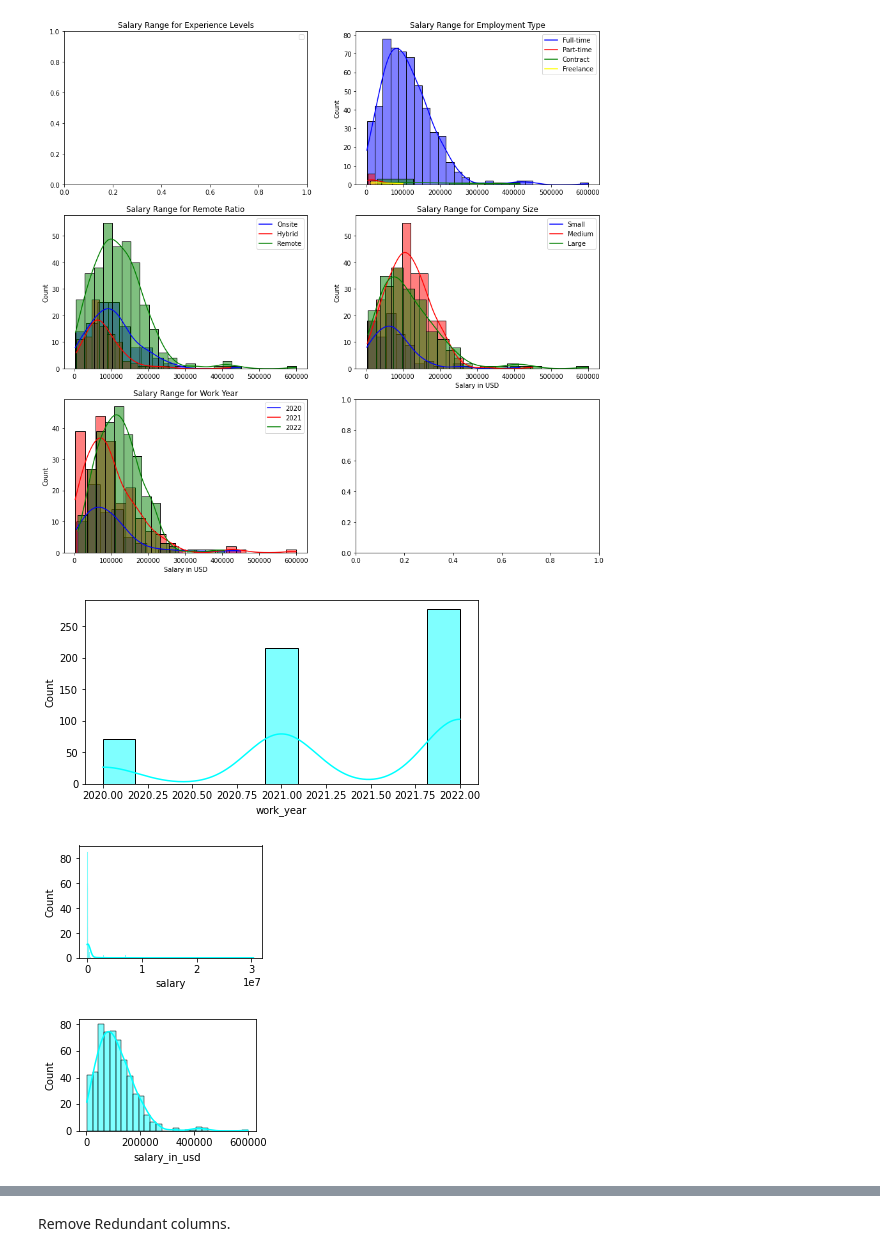
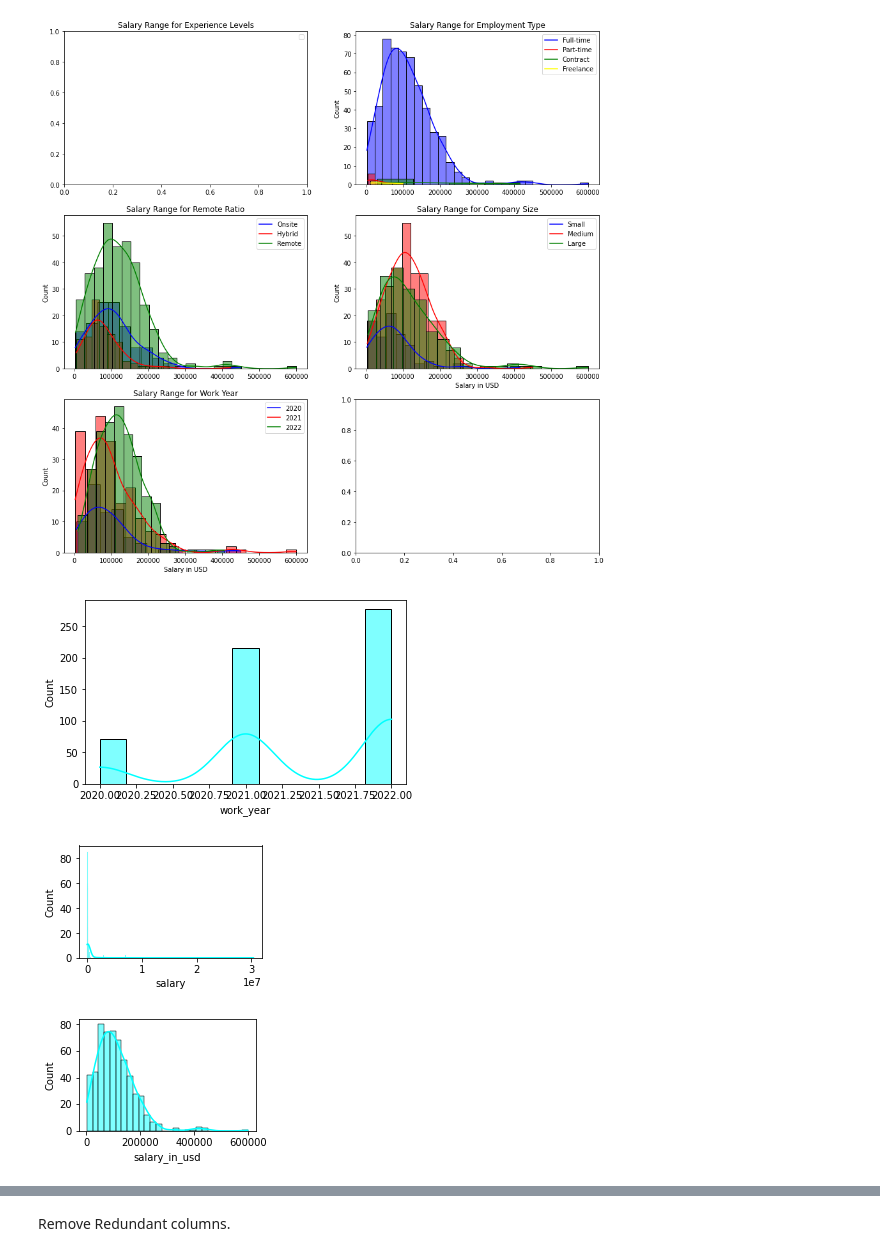
Before and after one commit to agneszhrn/Data-Science-Job-Analysis, a Jupyter notebook: Data_Science_Job_Salaries_Analysis_and_Predict.ipynb, the cells around one changed output, grey strips where cells are left out. Saved outputs shown, nothing was run; the diff lists cells and outputs as text; code cells hidden in the pictures.

```diff
--- a/Data_Science_Job_Salaries_Analysis_and_Predict.ipynb
+++ b/Data_Science_Job_Salaries_Analysis_and_Predict.ipynb
@@ -16,7 +30,7 @@ from sklearn.model_selection import train_test_split
 # %% [markdown]
 ## **Load data**
 # %%
-df = pd.read_csv('/content/drive/MyDrive/Colab Notebooks/Task Dibimbing/Portfolio/ds_salaries.csv')
+df = pd.read_csv('/content/drive/MyDrive/Dibimbing/Portfolio/ds_salaries.csv')
 df
 # %% [output]
 |  | Unnamed: 0 | work_year | experience_level | employment_type | job_title | salary | salary_currency | ... |
@@ -236,0 +245,11 @@ df.describe()
+# %%
+# Separate columns into numerical and categorical
+all_columns = df.columns.to_list()
+numerical = ['work_year', 'salary', 'salary_in_usd']
+categorical = list(set(all_columns) - set(numerical))
+# %%
+# check for odd values in categorical columns, such as string "-", or other
+for i in df[categorical].columns:
+    x = df[categorical][i].value_counts()
+    print(i)
+    print(x,'\n')
@@ -599,17 +599,17 @@ axes[2][0].set_title("Salary Range for Work Year");
 [figure]
 # %%
 # adjust the figure size for better readability
-plt.figure(figsize=(12,6))
+plt.figure(figsize=(10,6))
 
 features = numerical
 for i in range(0, len(features)):
     plt.subplot(2, len(features)//2 + 1, i+1)
     sns.histplot(x=df[features[i]], color='cyan', kde=True)
     # plt.xlabel(features[i])
     plt.tight_layout()
     plt.show()
 # %% [output]
-[figure, old version]
+[figure, new version]
 [figure]
 [figure]
 # %%
```
Also changed, not shown: parts of 87 cells of this notebook.
